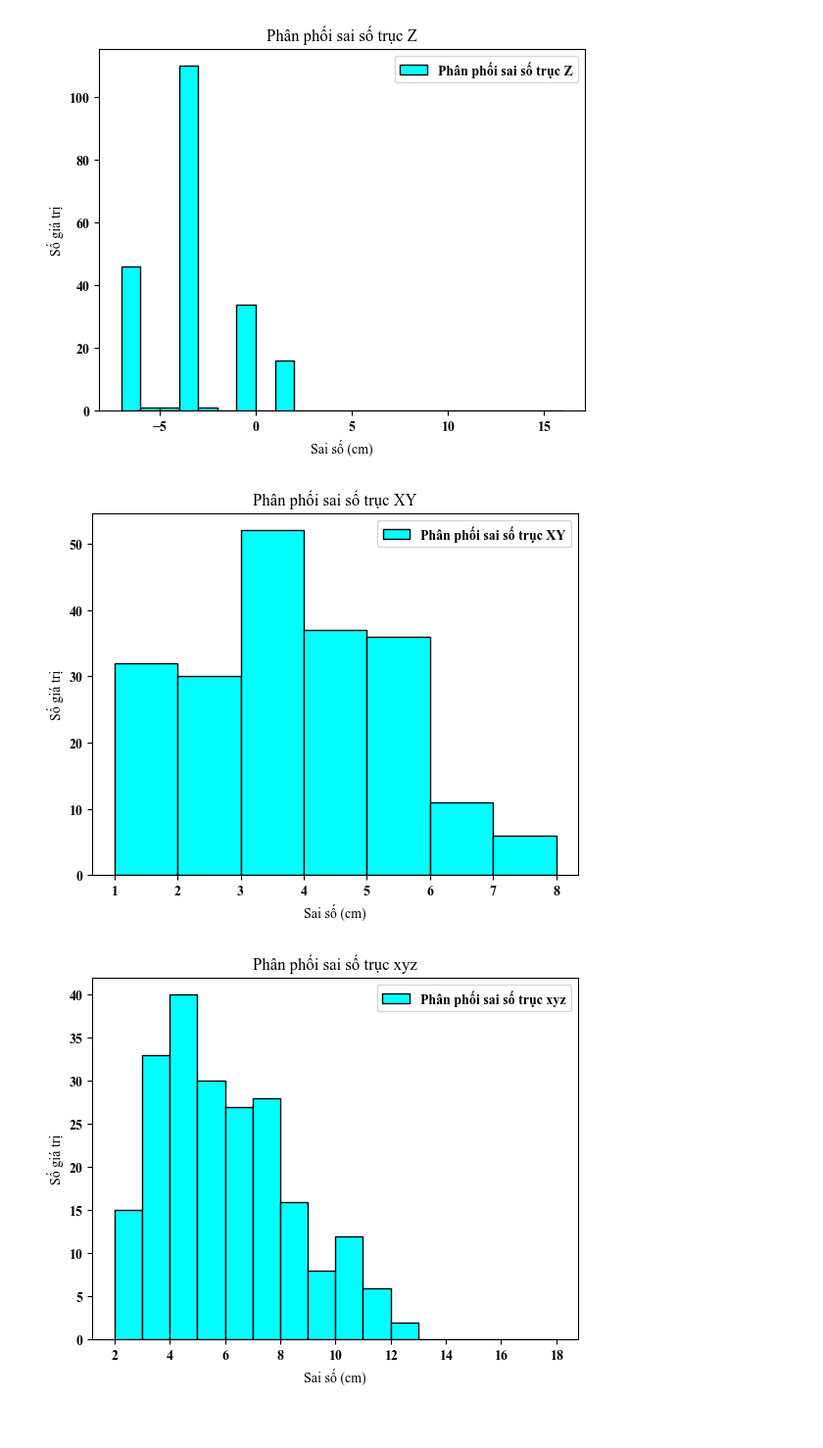
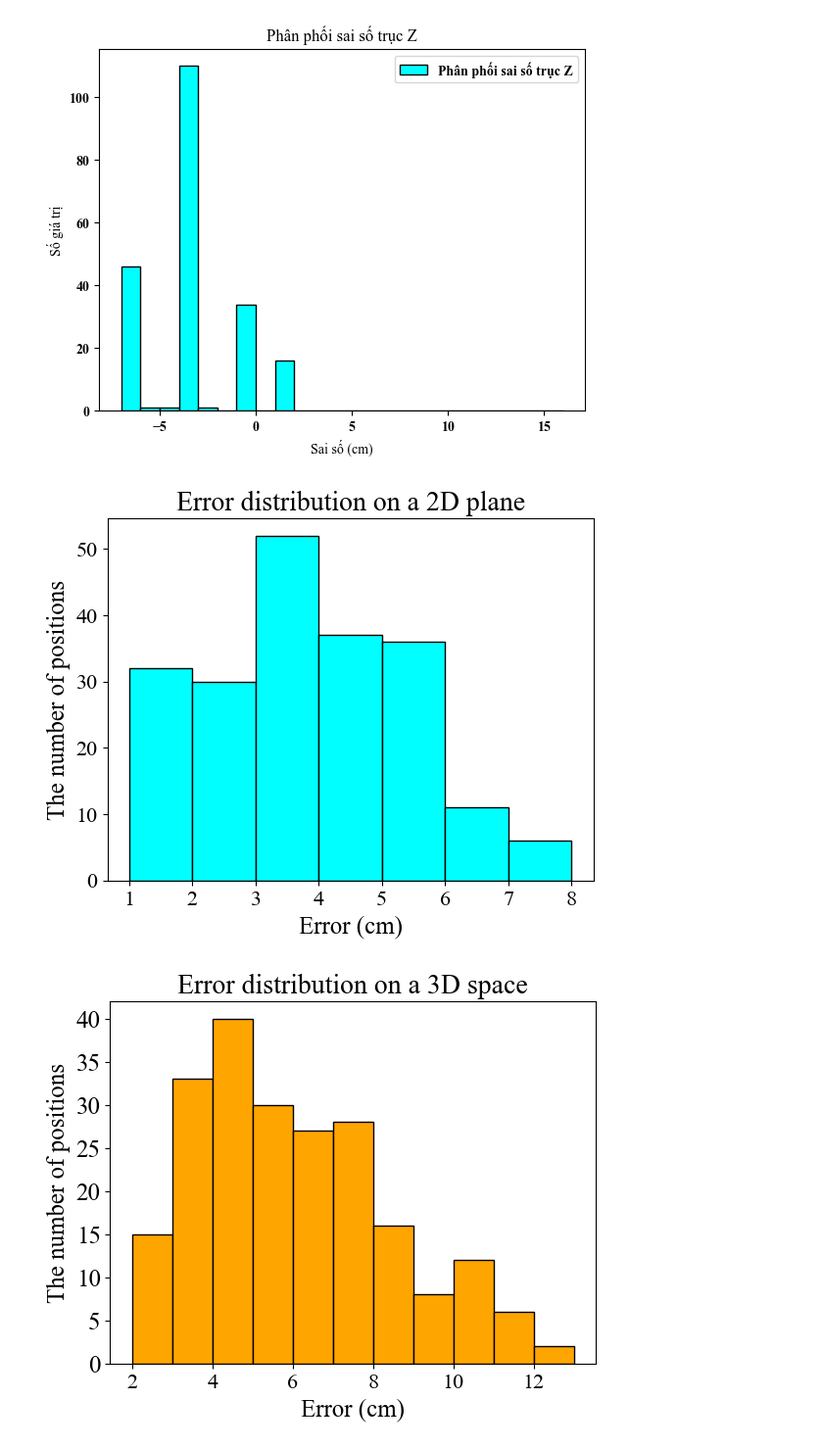
Before and after one commit to nguyendinhquan140701/LEDs_Data_Processing, a Jupyter notebook: Encode_Decode/draw/c1_position.ipynb, the cells around one changed output. Shown at 98% size. Drawn from its saved outputs; the diff is of its cells as text; code cells hidden in the pictures; blank space fills up the shorter version.

```diff
--- a/Encode_Decode/draw/c1_position.ipynb
+++ b/Encode_Decode/draw/c1_position.ipynb
@@ -218,39 +251,45 @@ plt.show()
 bins = np.arange(1, 9, 1)
 
 # Vẽ biểu đồ cột
-plt.hist(delta_xy, bins=bins, color='cyan', edgecolor='black', label='Phân phối sai số trục XY')
+plt.hist(delta_xy, bins=bins, color='cyan', edgecolor='black', label='Error distribution on a 2D plane')
 
 # Gắn tiêu đề và nhãn trục
-plt.title('Phân phối sai số trục XY')
-plt.xlabel('Sai số (cm)')
-plt.ylabel('Số giá trị')
+plt.title('Error distribution on a 2D plane', fontsize = 20)
+plt.xlabel('Error (cm)', fontsize = 18)
+plt.ylabel('The number of positions', fontsize = 18)
 
 # Thêm chú thích
-plt.legend()
+# plt.legend()
+
+plt.xticks(fontsize=16)  # This sets the font size of the bin labels
+plt.yticks(fontsize=16)  # Similarly, you can adjust the font size of the y-axis tick labels
+plt.savefig('img/c1_Err_dis_2D',dpi = 400,bbox_inches='tight')
 
 # Hiển thị biểu đồ
 plt.show()
 # %% [output]
-[figure, old version]
+[figure, new version]
 # %%
 # Dữ liệu giả định (có thể thay thế bằng dữ liệu thực tế của bạn)
 # data = [-6, -6, -4, -4, -2, 0, 2, 4, 6, 6, 6, 8, 8]
 
 # Thiết lập bins cho các khoảng giá trị
-bins = np.arange(2, 19, 1)
+bins = np.arange(2, 14, 1)
 
 # Vẽ biểu đồ cột
-plt.hist(delta_xyz, bins=bins, color='cyan', edgecolor='black', label='Phân phối sai số trục xyz')
+plt.hist(delta_xyz, bins=bins, color='orange', edgecolor='black', label='Error distribution on a 3D space')
 
 # Gắn tiêu đề và nhãn trục
-plt.title('Phân phối sai số trục xyz')
-plt.xlabel('Sai số (cm)')
-plt.ylabel('Số giá trị')
+plt.title('Error distribution on a 3D space', fontsize = 20)
+plt.xlabel('Error (cm)', fontsize = 18)
+plt.ylabel('The number of positions', fontsize = 18)
 
 # Thêm chú thích
-plt.legend()
-
+# plt.legend()
+plt.xticks(fontsize=16)  # This sets the font size of the bin labels
+plt.yticks(fontsize=18)  # Similarly, you can adjust the font size of the y-axis tick labels
 # Hiển thị biểu đồ
+plt.savefig('img/c1_Err_dis_3D',dpi = 400,bbox_inches='tight')
 plt.show()
 # %% [output]
-[figure, old version]
+[figure, new version]
```
Also changed, not shown: parts of 3 cells of this notebook, 11 other files.
